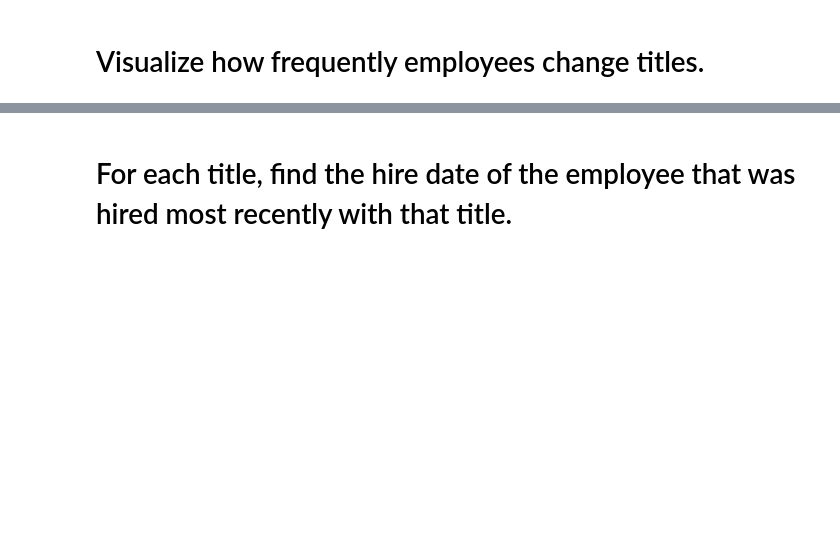
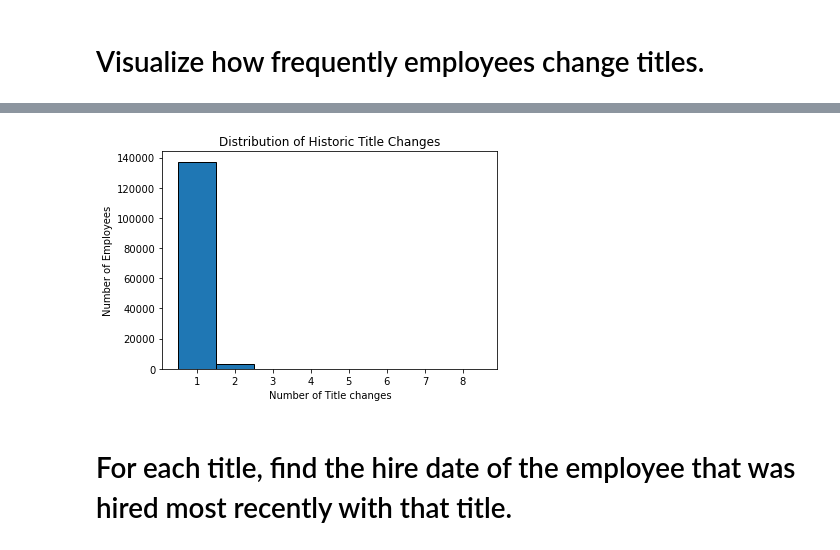
Before and after one commit to Johndsalas/lesson_prep, a Jupyter notebook: advanced_dataframes_exercises.ipynb, the cells around one changed output, grey strips where cells are left out. Saved outputs shown, nothing was run; the diff lists cells and outputs as text; code cells hidden in the pictures; blank space fills up the shorter version.

```diff
--- a/advanced_dataframes_exercises.ipynb
+++ b/advanced_dataframes_exercises.ipynb
@@ -697,2 +692,5 @@ titles.groupby('title').emp_no.agg('count').sort_values(ascending=False).to_list
 # %% [markdown]
 # Join the employees and titles DataFrames together.
+# %%
+employee_titles = pd.merge(employees, titles, left_on='emp_no', right_on='emp_no', how='inner')
+employee_titles
@@ -700,0 +719,3 @@ titles.groupby('title').emp_no.agg('count').sort_values(ascending=False).to_list
+# %%
+emp_no = set(employee_titles.emp_no.to_list())
+emp_no
@@ -701,2 +740,18 @@ titles.groupby('title').emp_no.agg('count').sort_values(ascending=False).to_list
+# %%
+title_changes = [len(employee_titles[employee_titles.emp_no == no])-1 for no in emp_no]
+# %%
+import matplotlib.pyplot as plt
+
+# plot histogram
+plt.hist(title_changes, bins=[r-.5 for r in range(1,10)], edgecolor = 'black')
+
+# add titles lables and show
+plt.title(f"Distribution of Historic Title Changes")
+plt.xlabel("Number of Title changes")
+plt.ylabel("Number of Employees")
+
+plt.show()
+# %% [output]
+[figure, added]
 # %% [markdown]
 # For each title, find the hire date of the employee that was hired most recently with that title.
```
Also changed, not shown: parts of 20 cells of this notebook.
